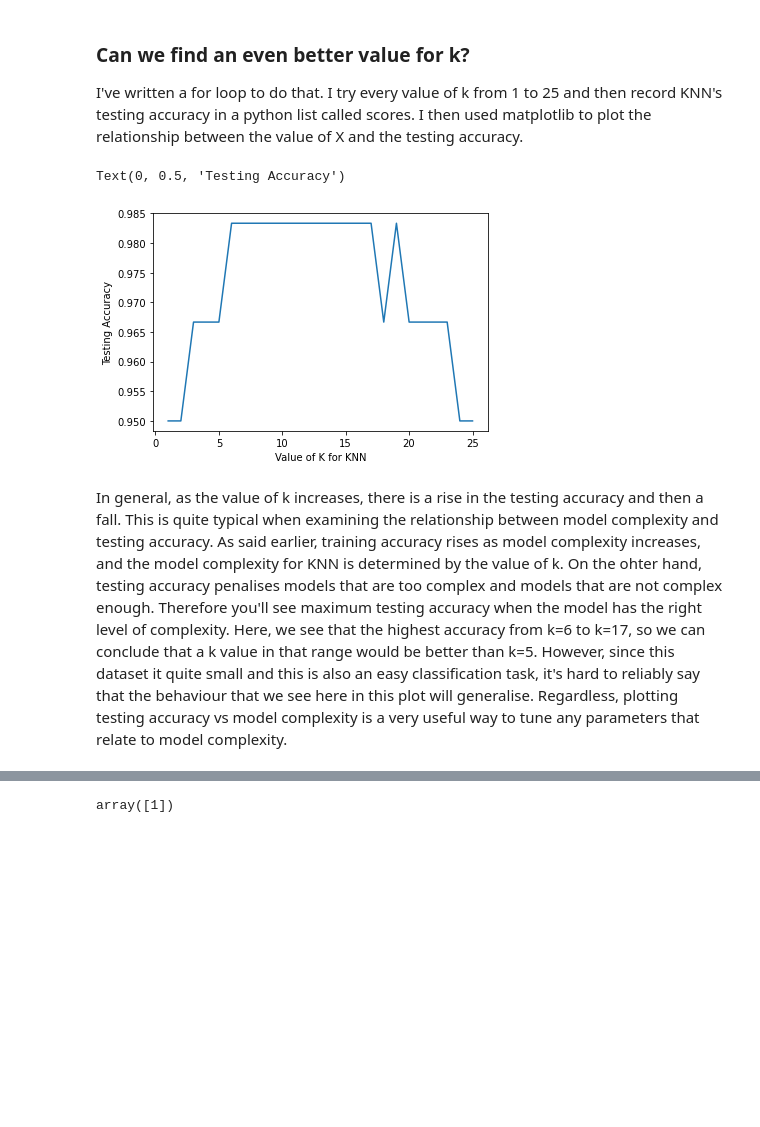
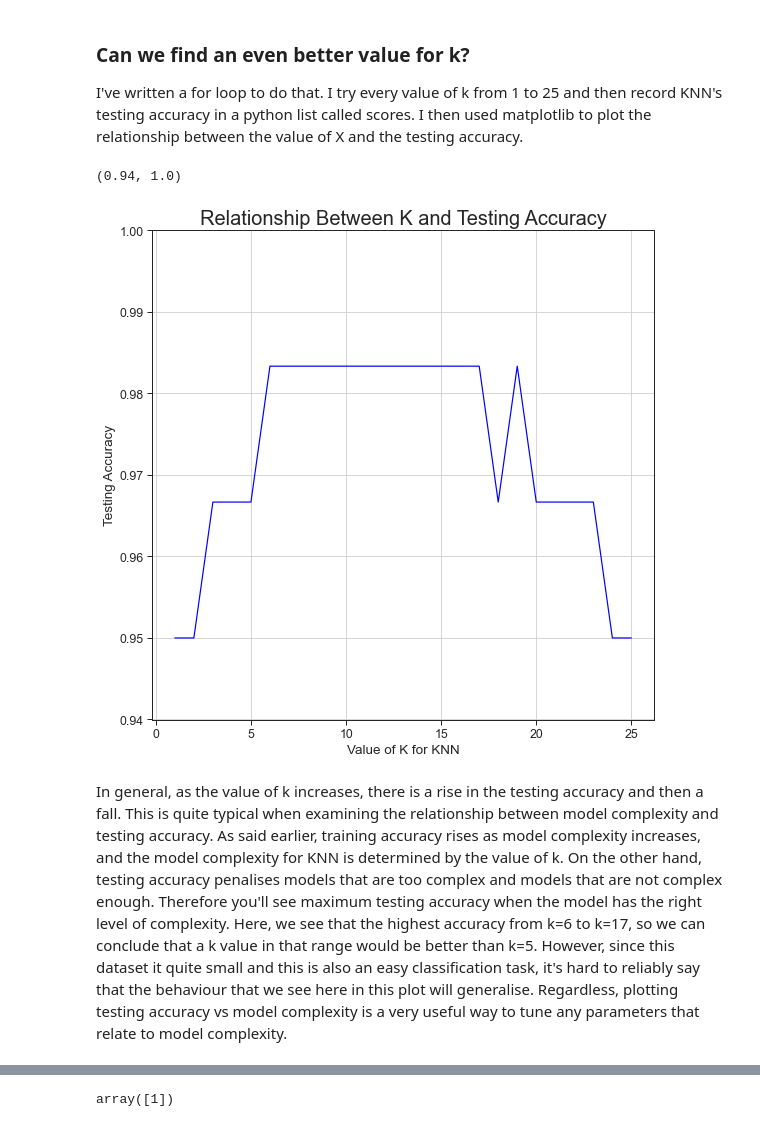
Before and after one commit to Cormac88/pands-project, a Jupyter notebook: README.ipynb, the cells around one changed output, grey strips where cells are left out. Cells and saved outputs as stored; diff of their text form; code cells hidden in the pictures; blank space fills up the shorter version.

Commit message:
Editing the README. Finished explaing the plots and the machine learning part of the project. Next things to do is finish the comments on the analysis file and do do the references

```diff
--- a/README.ipynb
+++ b/README.ipynb
@@ -62,0 +220,9 @@ https://en.wikipedia.org/wiki/Scikit-learn
+# %%
+sns.set_style("ticks")
+sns.set_context("paper", font_scale = 2)
+plt.figure(figsize = (9, 9))
+sns.scatterplot(x = petal_length, y = petal_width, data = df, marker = "o", hue = "target", palette = "tab20")
+plt.title("Petal length and Petal Width Comparison", size = 20)
+plt.xlabel(petal_width_label, size = 16)
+plt.ylabel(petal_length_label, size = 16)
+plt.legend(title="Target", loc=0)
@@ -62,0 +232,9 @@ https://en.wikipedia.org/wiki/Scikit-learn
+# %%
+sns.set_style("ticks")
+sns.set_context("paper", font_scale = 2)
+plt.figure(figsize = (9, 9))
+sns.scatterplot(x = sepal_length, y = sepal_width, data = df, marker = "o", hue = "target", palette = "tab20")
+plt.title("Sepal length and Sepal Width Comparison", size = 20)
+plt.xlabel(sepal_width_label, size = 16)
+plt.ylabel(sepal_length_label, size = 16)
+plt.legend(title="Target", loc=0)
@@ -62,0 +248,5 @@ https://en.wikipedia.org/wiki/Scikit-learn
+# %%
+plt.figure(figsize = (12,12))
+sns.set_style("ticks")
+sns.set_context("paper", font_scale = 2)
+sns.pairplot(df, hue = "target", diag_kind = "hist", palette = "nipy_spectral")
@@ -62,0 +272,5 @@ https://en.wikipedia.org/wiki/Scikit-learn
+# %%
+plt.figure(figsize = (12,6))
+sns.set_style("ticks")
+sns.set_context("paper", font_scale = 1.4)
+sns.heatmap(df.corr(), annot=True, cmap='Wistia')
@@ -420,12 +607,16 @@ for k in k_range:
     y_pred = knn.predict(X_test)
     scores.append(metrics.accuracy_score(y_test, y_pred))
 # %%
-plt.plot(k_range, scores)
+plt.figure(figsize = (9,9))
+plt.title ("Relationship Between K and Testing Accuracy", fontsize = 20)
+plt.plot(k_range, scores, 'b')
 plt.xlabel('Value of K for KNN')
 plt.ylabel('Testing Accuracy')
+plt.grid()
+plt.ylim(0.94,1)
 # %% [output]
-Text(0, 0.5, 'Testing Accuracy')
+(0.94, 1.0)
-[figure, old version]
+[figure, new version]
 # %% [markdown]
-In general, as the value of k increases, there is a rise in the testing accuracy and then a fall. This is quite typical when examining the relationship between model complexity and testing accuracy. As said earlier, training accuracy rises as model complexity increases, and the model complexity for KNN is determined by the value of k. On the ohter hand, testing accuracy penalises models that are too complex and models that are not complex enough. Therefore you'll see maximum testing accuracy when the model has the right level of complexity. Here, we see that the highest accuracy from k=6 to k=17, so we can conclude that a k value in that range would be better than k=5. However, since this dataset it quite small and this is also an easy classification task, it's hard to reliably say that the behaviour that we see here in this plot will generalise. Regardless, plotting testing accuracy vs model complexity is a very useful way to tune any parameters that relate to model complexity.
+In general, as the value of k increases, there is a rise in the testing accuracy and then a fall. This is quite typical when examining the relationship between model complexity and testing accuracy. As said earlier, training accuracy rises as model complexity increases, and the model complexity for KNN is determined by the value of k. On the other hand, testing accuracy penalises models that are too complex and models that are not complex enough. Therefore you'll see maximum testing accuracy when the model has the right level of complexity. Here, we see that the highest accuracy from k=6 to k=17, so we can conclude that a k value in that range would be better than k=5. However, since this dataset it quite small and this is also an easy classification task, it's hard to reliably say that the behaviour that we see here in this plot will generalise. Regardless, plotting testing accuracy vs model complexity is a very useful way to tune any parameters that relate to model complexity.
 # %% [markdown]
```
Also changed, not shown: parts of 92 cells of this notebook, 11 other files.
